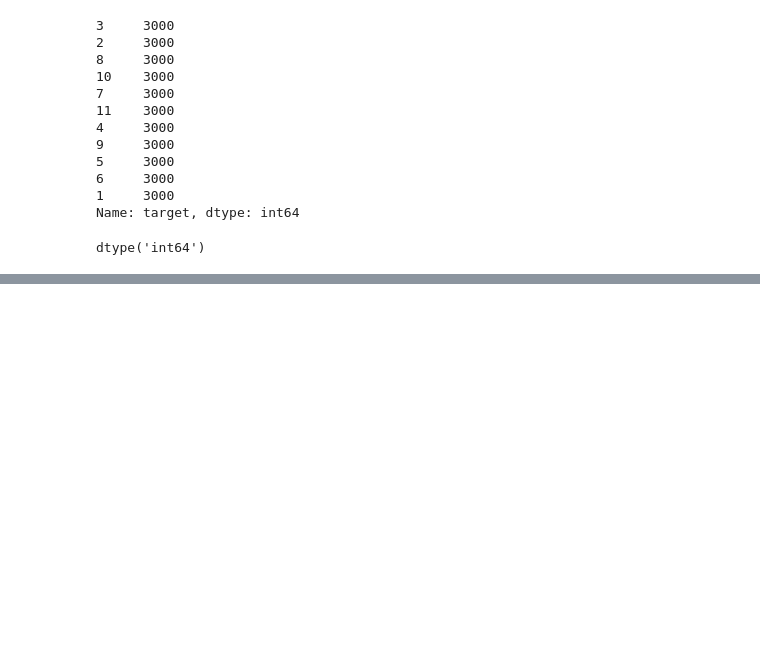
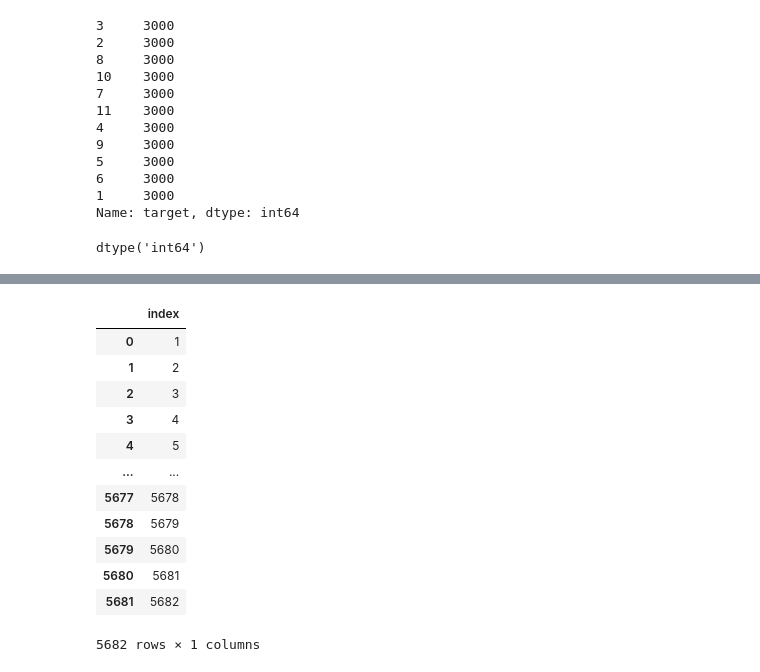
Before and after one commit to Tayor-Doofs/SouthAfricanLanguagesClassification, a Jupyter notebook: Classification_Exam.ipynb, the cells around one changed output, grey strips where cells are left out. Saved outputs shown, nothing was run; the diff lists cells and outputs as text; code cells hidden in the pictures; blank space fills up the shorter version.

```diff
--- a/Classification_Exam.ipynb
+++ b/Classification_Exam.ipynb
@@ -201,0 +283,16 @@ The F1 score is:  0.985990993927685
+# %%
+subm.drop('lang_id', axis =1)
+# %% [output]
+|  | index |
+| 0 | 1 |
+| 1 | 2 |
+| 2 | 3 |
+| 3 | 4 |
+| 4 | 5 |
+| ... | ... |
+| 5677 | 5678 |
+| 5678 | 5679 |
+| 5679 | 5680 |
+| 5680 | 5681 |
+| 5681 | 5682 |
+5682 rows × 1 columns
```
Also changed, not shown: parts of 10 cells of this notebook, 1 other file.
